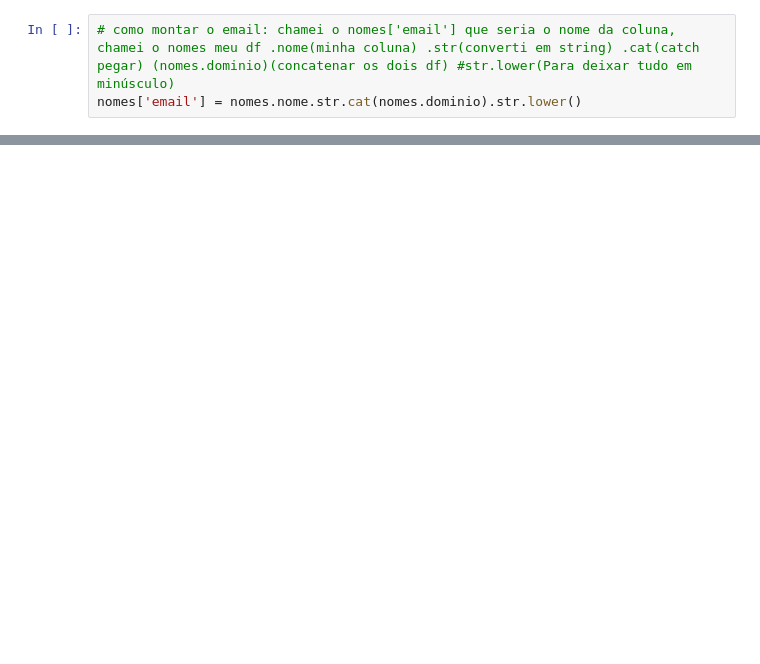
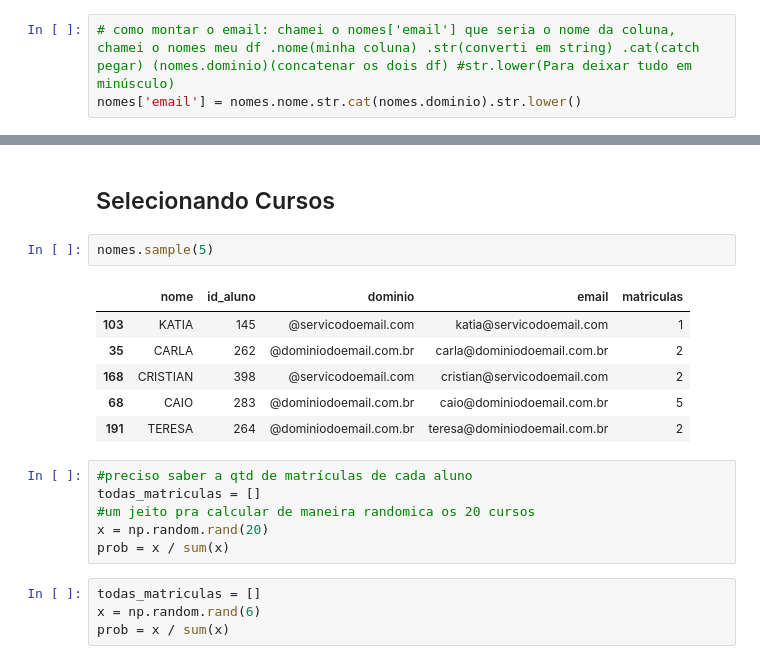
Before and after one commit to Henrxque/N006_Pandas-Input-and-Output, a Jupyter notebook: Python_Input_and_Output_IO.ipynb, the cells around one changed output, grey strips where cells are left out. Cells and saved outputs as stored; diff of their text form; blank space fills up the shorter version.

```diff
--- a/Python_Input_and_Output_IO.ipynb
+++ b/Python_Input_and_Output_IO.ipynb
@@ -135,0 +271,21 @@ nomes.sample(5)
+# %% [markdown]
+## Selecionando Cursos
+# %%
+nomes.sample(5)
+# %% [output]
+|  | nome | id_aluno | dominio | email | matriculas |
+| 103 | KATIA | 145 | @servicodoemail.com | katia@servicodoemail.com | 1 |
+| 35 | CARLA | 262 | @dominiodoemail.com.br | carla@dominiodoemail.com.br | 2 |
+| 168 | CRISTIAN | 398 | @servicodoemail.com | cristian@servicodoemail.com | 2 |
+| 68 | CAIO | 283 | @dominiodoemail.com.br | caio@dominiodoemail.com.br | 5 |
+| 191 | TERESA | 264 | @dominiodoemail.com.br | teresa@dominiodoemail.com.br | 2 |
+# %%
+#preciso saber a qtd de matrículas de cada aluno
+todas_matriculas = []
+#um jeito pra calcular de maneira randomica os 20 cursos
+x = np.random.rand(20)
+prob = x / sum(x)
+# %%
+todas_matriculas = []
+x = np.random.rand(6)
+prob = x / sum(x)
```
Also changed, not shown: parts of 40 cells of this notebook.
